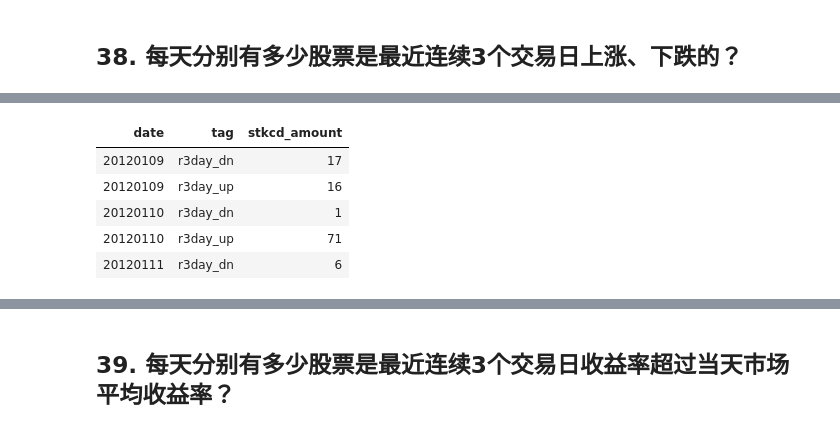
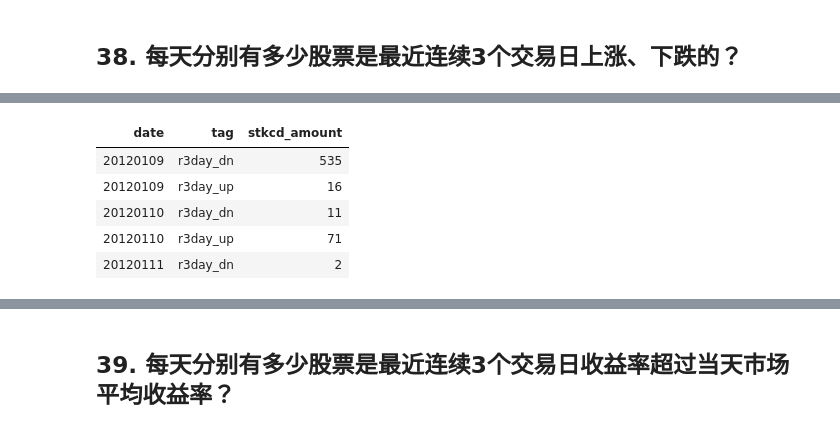
Before and after one commit to Ravin515/r-data-practice, a Jupyter notebook: answer-keys.ipynb, the cells around one changed output, grey strips where cells are left out. Cells and saved outputs as stored; diff of their text form; code cells hidden in the pictures.

```diff
--- a/answer-keys.ipynb
+++ b/answer-keys.ipynb
@@ -879,22 +887,22 @@ data[, .(stkcd_ret = close/pre_close - 1, symbol, ind_weight = capt/sum(capt), c
 # %%
 data[, .(stkcd_ret = close/pre_close - 1), keyby = .(symbol, date)
     ][, {
         l <- list()
         b1 <- stkcd_ret > 0
         b2 <- stkcd_ret < 0
-        for (t in 4:.N) {
-            l[[t]] <- as.list(c(r3day_up = mean(c(b1[t-1], b1[t-2], b1[t-3])), r3day_dn = mean(c(b2[t-1], b1[t-2], b1[t-3])), date = date[t]))
+        for (t in 1:.N) {
+            l[[t+3]] <- list(r3day_up = mean(b1[t:(t+2)]), r3day_dn = mean(b2[t:(t+2)]), date = date[t+3])
         }
         rbindlist(l)
     }
     , keyby = .(symbol)
     ][!is.na(date), .(stkcd_amount = uniqueN(symbol)), keyby = .(date, tag = ifelse(r3day_up == 1, "r3day_up", ifelse(r3day_dn == 1, "r3day_dn", "others")))
     ][tag == "r3day_dn"|tag == "r3day_up"
     ][1:5]
 # %% [output]
 | date | tag | stkcd_amount |
-| 20120109 | r3day_dn | 17 |
+| 20120109 | r3day_dn | 535 |
 | 20120109 | r3day_up | 16 |
-| 20120110 | r3day_dn | 1 |
+| 20120110 | r3day_dn | 11 |
 | 20120110 | r3day_up | 71 |
-| 20120111 | r3day_dn | 6 |
+| 20120111 | r3day_dn | 2 |
```
Also changed, not shown: parts of 13 cells of this notebook, 1 other file.
